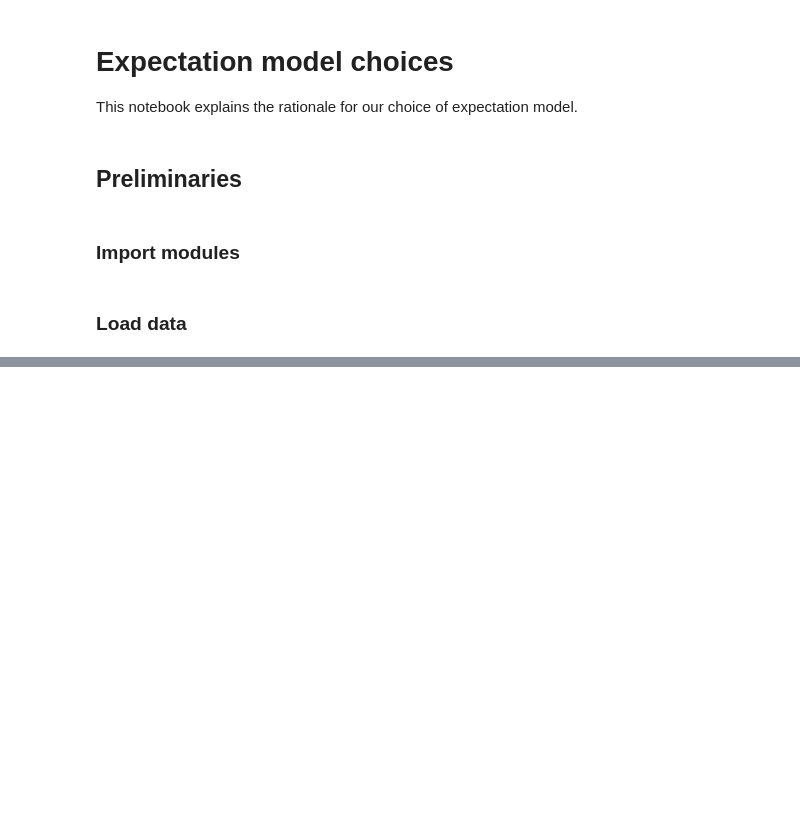
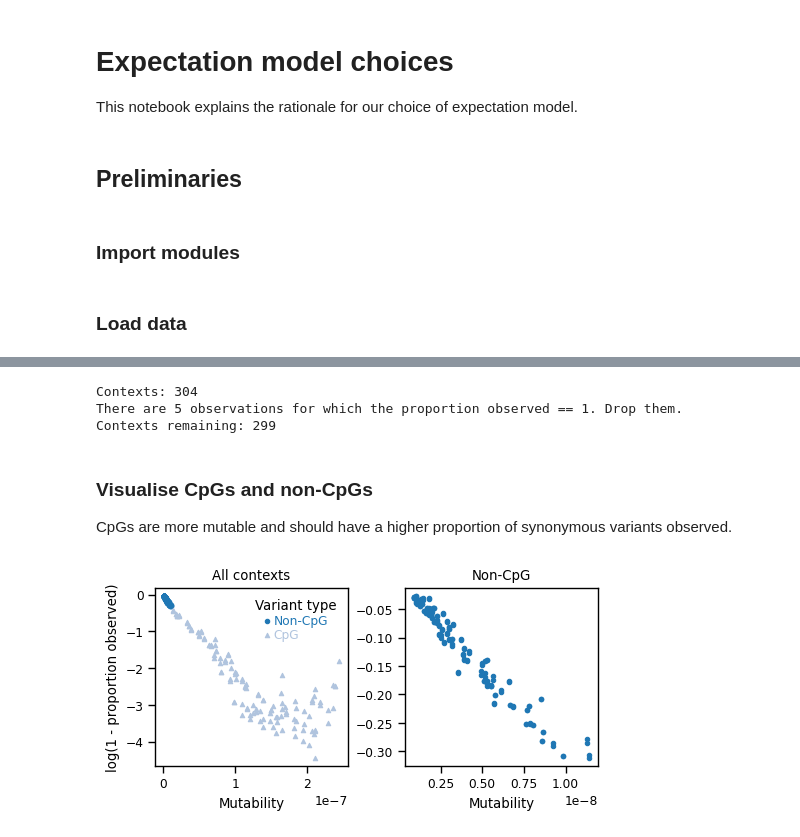
Before and after one commit to alexblakes/regional_nonsense_constraint, a Jupyter notebook: scripts_statistics/expectation_model_choices.ipynb, the cells around one changed output, grey strips where cells are left out. Cells and saved outputs as stored; diff of their text form; code cells hidden in the pictures; blank space fills up the shorter version.

```diff
--- a/scripts_statistics/expectation_model_choices.ipynb
+++ b/scripts_statistics/expectation_model_choices.ipynb
@@ -520,0 +63,65 @@ Text(0.5, 0.98, 'Variants per transcript (log model)')
+# %%
+print(f"Contexts: {len(df)}")
+print(
+    f'There are {(df["obs"]==1).sum()} observations for which the proportion observed == 1. Drop them.'
+)
+
+# Drop saturated contexts
+nonsat = df[df["obs"] != 1].copy()
+print(f"Contexts remaining: {len(nonsat)}")
+# %% [output]
+Contexts: 304
+There are 5 observations for which the proportion observed == 1. Drop them.
+Contexts remaining: 299
+# %% [markdown]
+### Visualise CpGs and non-CpGs
+CpGs are more mutable and should have a higher proportion of synonymous variants observed.
+# %%
+# Treat CpG transitions separately
+ncg = nonsat[nonsat["variant_type"] != "CpG"].copy()
+cpg = nonsat[nonsat["variant_type"] == "CpG"].copy()
+# %%
+def plot_cpgs():
+    # Create figure
+    fig, axs = plt.subplots(1, 2, figsize=(5, 2.5), sharey=False, layout="constrained")
+
+    # Plot CpG sites
+    axs[0].scatter(
+        x=ncg["mu"],
+        y=np.log(1 - ncg["obs"]),
+        alpha=1,
+        marker="o",
+        s=10,
+        label="Non-CpG",
+    )
+    axs[0].scatter(
+        x=cpg["mu"],
+        y=np.log(1 - cpg["obs"]),
+        alpha=1,
+        marker="^",
+        s=10,
+        label="CpG",
+        color="lightsteelblue",
+    )
+    axs[0].set_title("All contexts")
+    axs[0].set_ylabel("log(1 - proportion observed)")
+    axs[0].legend(
+        title="Variant type",
+        frameon=False,
+        labelcolor="linecolor",
+        handletextpad=-0.5,
+        labelspacing=0.1,
+        alignment="left",
+    )
+
+    # Plot non-CpG sites
+    axs[1].scatter(x=ncg["mu"], y=np.log(1 - ncg["obs"]), alpha=1, marker="o", s=10)
+    axs[1].set_title("Non-CpG")
+
+    for ax in axs:
+        ax.set_xlabel("Mutability")
+
+
+plot_cpgs()
+# %% [output]
+[figure, added]
```
Also changed, not shown: parts of 88 cells of this notebook.
